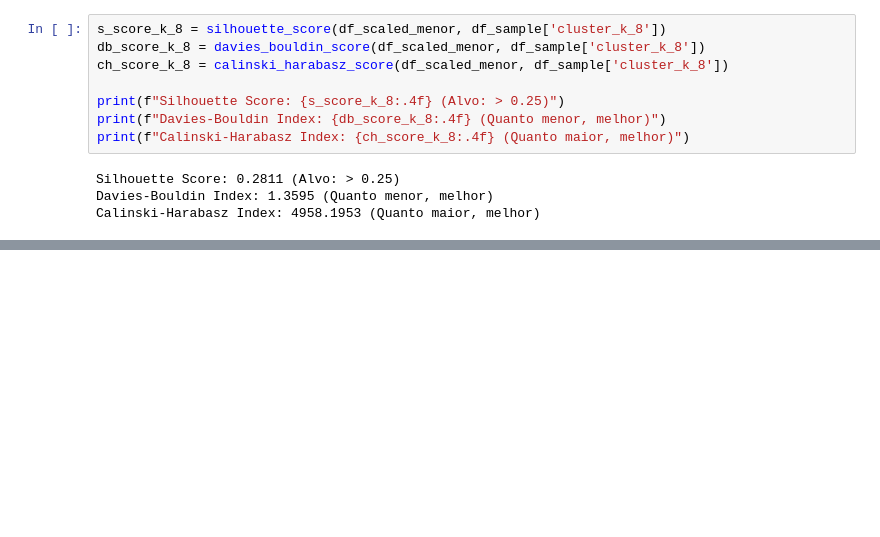
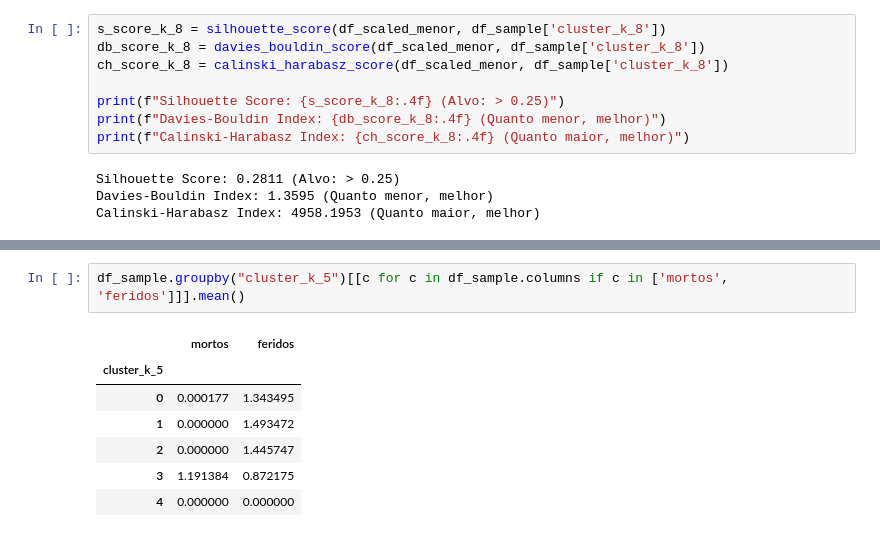
Before and after one commit to mmesqigor/Padroes-de-Acidentes-de-Transito-no-Brasil, a Jupyter notebook: index.ipynb, the cells around one changed output, grey strips where cells are left out. Drawn from its saved outputs; the diff is of its cells as text; blank space fills up the shorter version.

```diff
--- a/index.ipynb
+++ b/index.ipynb
@@ -923,0 +949,10 @@ Calinski-Harabasz Index: 4958.1953 (Quanto maior, melhor)
+# %%
+df_sample.groupby("cluster_k_5")[[c for c in df_sample.columns if c in ['mortos', 'feridos']]].mean()
+# %% [output]
+|  | mortos | feridos |
+| cluster_k_5 |  |  |
+| 0 | 0.000177 | 1.343495 |
+| 1 | 0.000000 | 1.493472 |
+| 2 | 0.000000 | 1.445747 |
+| 3 | 1.191384 | 0.872175 |
+| 4 | 0.000000 | 0.000000 |
```
Also changed, not shown: parts of 19 cells of this notebook.
